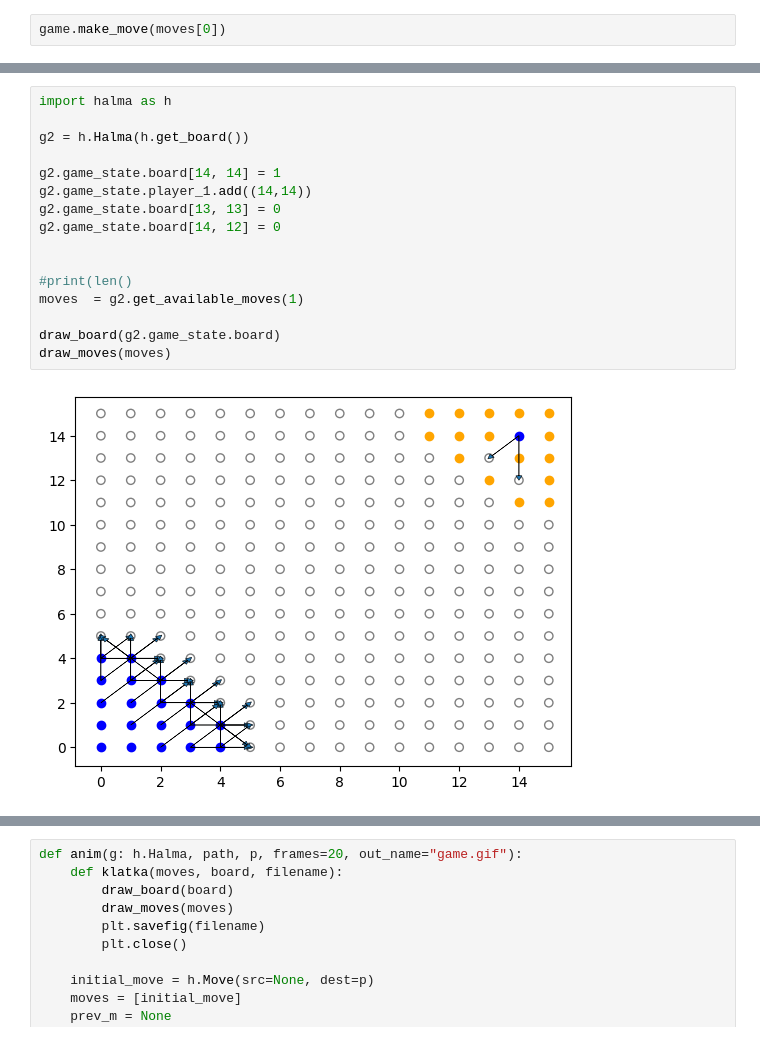
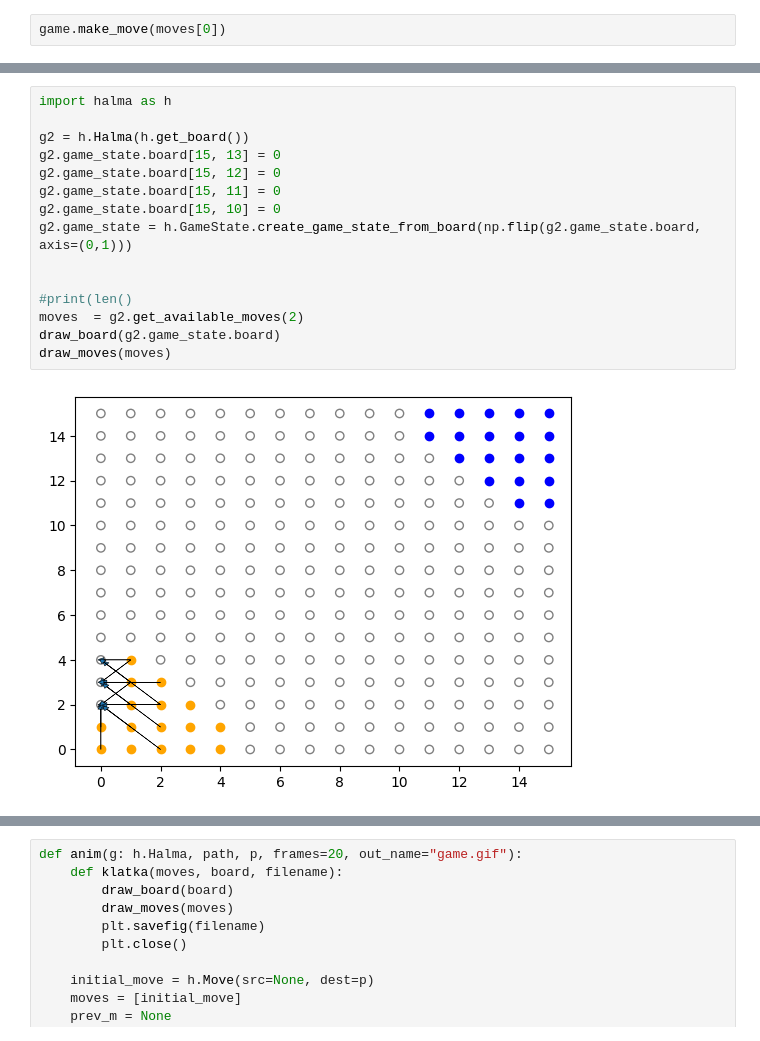
Before and after one commit to T04STER/halma, a Jupyter notebook: notes.ipynb, the cells around one changed output, grey strips where cells are left out. Cells and saved outputs as stored; diff of their text form.

```diff
--- a/notes.ipynb
+++ b/notes.ipynb
@@ -49,21 +49,20 @@ draw_moves(moves)
 # %%
 import halma as h
 
 g2 = h.Halma(h.get_board())
-
-g2.game_state.board[14, 14] = 1
-g2.game_state.player_1.add((14,14))
-g2.game_state.board[13, 13] = 0
-g2.game_state.board[14, 12] = 0
+g2.game_state.board[15, 13] = 0
+g2.game_state.board[15, 12] = 0
+g2.game_state.board[15, 11] = 0
+g2.game_state.board[15, 10] = 0
+g2.game_state = h.GameState.create_game_state_from_board(np.flip(g2.game_state.board, axis=(0,1)))
 
 
 #print(len()
-moves  = g2.get_available_moves(1)
-
+moves  = g2.get_available_moves(2)
 draw_board(g2.game_state.board)
 draw_moves(moves)
 # %% [output]
-[figure, old version]
+[figure, new version]
 # %%
 g2.make_move(moves[0])
 draw_board(g2.game_state.board)
```
Also changed, not shown: parts of 5 cells of this notebook, 22 other files.
